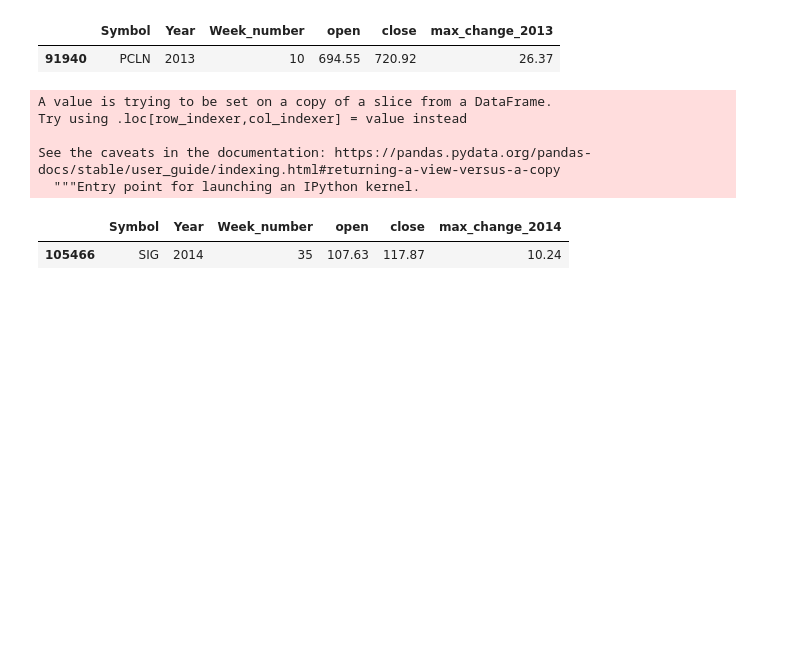
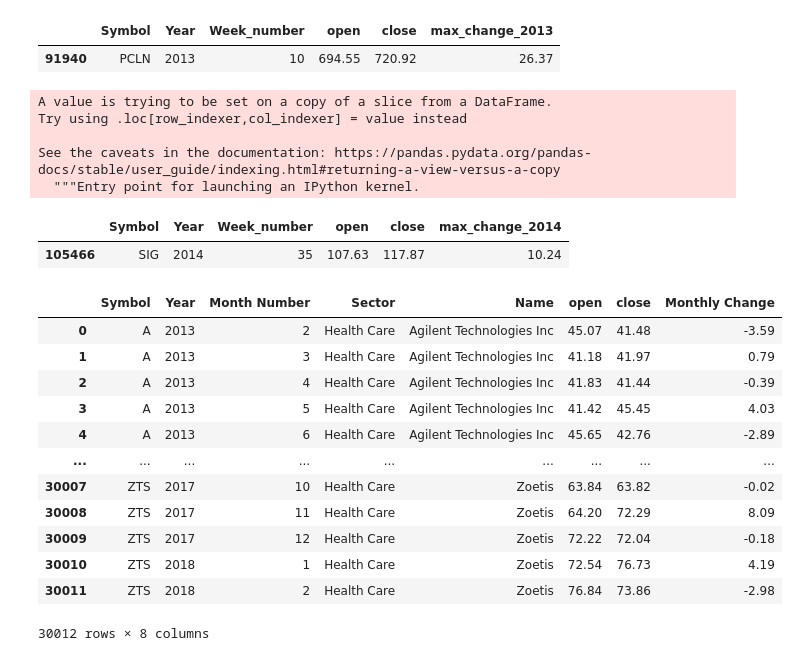
Before and after one commit to Jdshah06/S-P-500-Stock-Analysis, a Jupyter notebook: Test Code/Project Test.ipynb, the cells around one changed output. Drawn from its saved outputs; the diff is of its cells as text; code cells hidden in the pictures; blank space fills up the shorter version.

```diff
--- a/Project Test.ipynb
+++ b/Test Code/Project Test.ipynb
@@ -215,3 +232,26 @@ See the caveats in the documentation: https://pandas.pydata.org/pandas-docs/stab
   """Entry point for launching an IPython kernel.
 |  | Symbol | Year | Week_number | open | close | max_change_2014 |
 | 105466 | SIG | 2014 | 35 | 107.63 | 117.87 | 10.24 |
+# %%
+stocks_df['date']= pd.to_datetime(stocks_df['date'])
+stocks_df['Month Number']= stocks_df['date'].dt.month
+stocks_df
+monthly_change_old= stocks_df.groupby(['Symbol','Year','Month Number','Sector',"Name"]).agg({'open':'first','close':'last'})
+monthly_change=monthly_change_old.reset_index()
+monthly_change["Monthly Change"]= monthly_change['close'] - monthly_change['open']
+# %%
+monthly_change
+# %% [output]
+|  | Symbol | Year | Month Number | Sector | Name | open | close | Monthly Change |
+| 0 | A | 2013 | 2 | Health Care | Agilent Technologies Inc | 45.07 | 41.48 | -3.59 |
+| 1 | A | 2013 | 3 | Health Care | Agilent Technologies Inc | 41.18 | 41.97 | 0.79 |
+| 2 | A | 2013 | 4 | Health Care | Agilent Technologies Inc | 41.83 | 41.44 | -0.39 |
+| 3 | A | 2013 | 5 | Health Care | Agilent Technologies Inc | 41.42 | 45.45 | 4.03 |
+| 4 | A | 2013 | 6 | Health Care | Agilent Technologies Inc | 45.65 | 42.76 | -2.89 |
+| ... | ... | ... | ... | ... | ... | ... | ... | ... |
+| 30007 | ZTS | 2017 | 10 | Health Care | Zoetis | 63.84 | 63.82 | -0.02 |
+| 30008 | ZTS | 2017 | 11 | Health Care | Zoetis | 64.20 | 72.29 | 8.09 |
+| 30009 | ZTS | 2017 | 12 | Health Care | Zoetis | 72.22 | 72.04 | -0.18 |
+| 30010 | ZTS | 2018 | 1 | Health Care | Zoetis | 72.54 | 76.73 | 4.19 |
+| 30011 | ZTS | 2018 | 2 | Health Care | Zoetis | 76.84 | 73.86 | -2.98 |
+30012 rows × 8 columns
```
Also changed, not shown: parts of 1 cell of this notebook, 6 other files.
